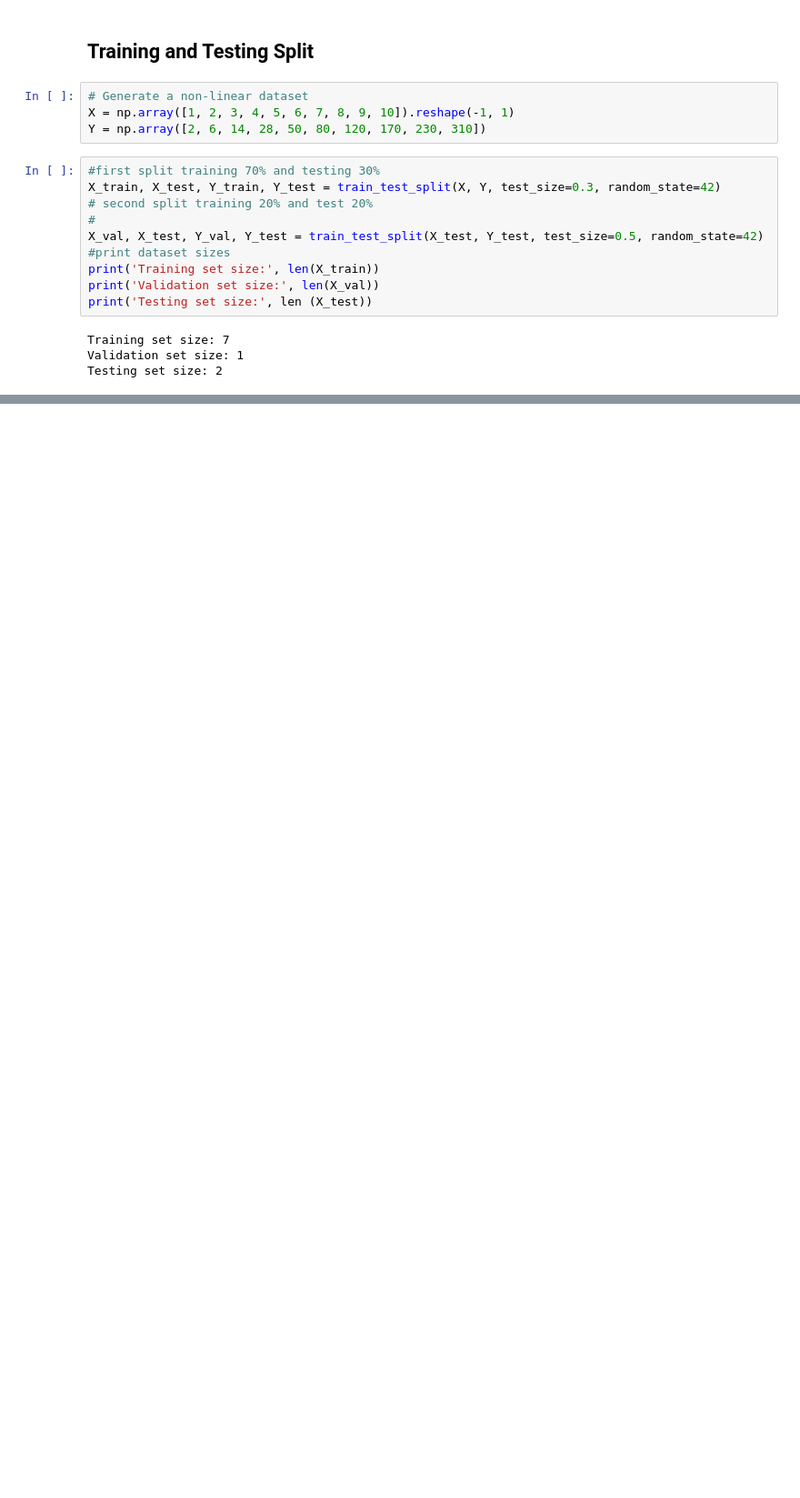
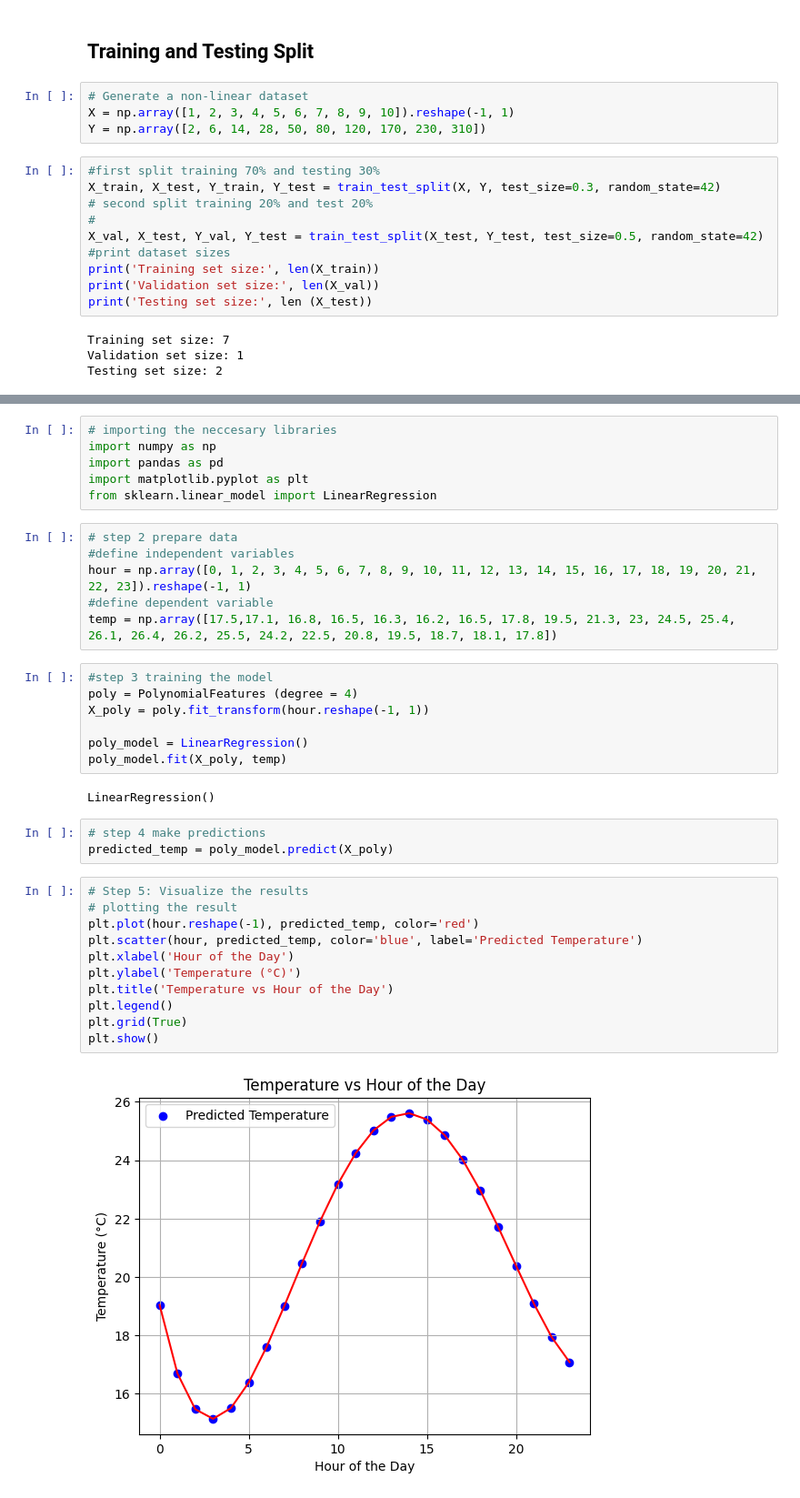
Before and after one commit to BillySiaga/Project2025, a Jupyter notebook: LinearRegression.ipynb, the cells around one changed output, grey strips where cells are left out. Shown at 91% size. Drawn from its saved outputs; the diff is of its cells as text; blank space fills up the shorter version.

Commit message:
Adding a polynomial regression fit using Nairobi temperature data

```diff
--- a/LinearRegression.ipynb
+++ b/LinearRegression.ipynb
@@ -162,0 +165,37 @@ Testing set size: 2
+# %%
+# importing the neccesary libraries
+import numpy as np
+import pandas as pd
+import matplotlib.pyplot as plt
+from sklearn.linear_model import LinearRegression
+# %%
+# step 2 prepare data
+#define independent variables
+hour = np.array([0, 1, 2, 3, 4, 5, 6, 7, 8, 9, 10, 11, 12, 13, 14, 15, 16, 17, 18, 19, 20, 21, 22, 23]).reshape(-1, 1)
+#define dependent variable
+temp = np.array([17.5,17.1, 16.8, 16.5, 16.3, 16.2, 16.5, 17.8, 19.5, 21.3, 23, 24.5, 25.4, 26.1, 26.4, 26.2, 25.5, 24.2, 22.5, 20.8, 19.5, 18.7, 18.1, 17.8])
+# %%
+#step 3 training the model
+poly = PolynomialFeatures (degree = 4)
+X_poly = poly.fit_transform(hour.reshape(-1, 1))
+
+poly_model = LinearRegression()
+poly_model.fit(X_poly, temp)
+# %% [output]
+LinearRegression()
+# %%
+# step 4 make predictions
+predicted_temp = poly_model.predict(X_poly)
+# %%
+# Step 5: Visualize the results
+# plotting the result
+plt.plot(hour.reshape(-1), predicted_temp, color='red')
+plt.scatter(hour, predicted_temp, color='blue', label='Predicted Temperature')
+plt.xlabel('Hour of the Day')
+plt.ylabel('Temperature (°C)')
+plt.title('Temperature vs Hour of the Day')
+plt.legend()
+plt.grid(True)
+plt.show()
+# %% [output]
+[figure, added]
```
Also changed, not shown: parts of 1 cell of this notebook.
